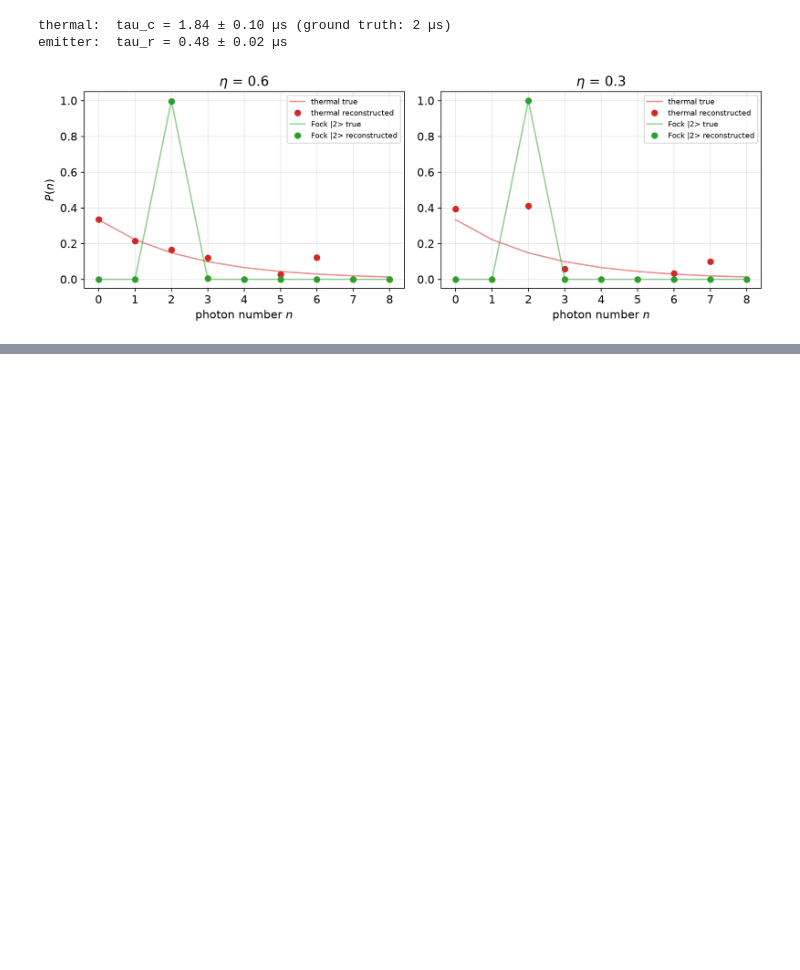
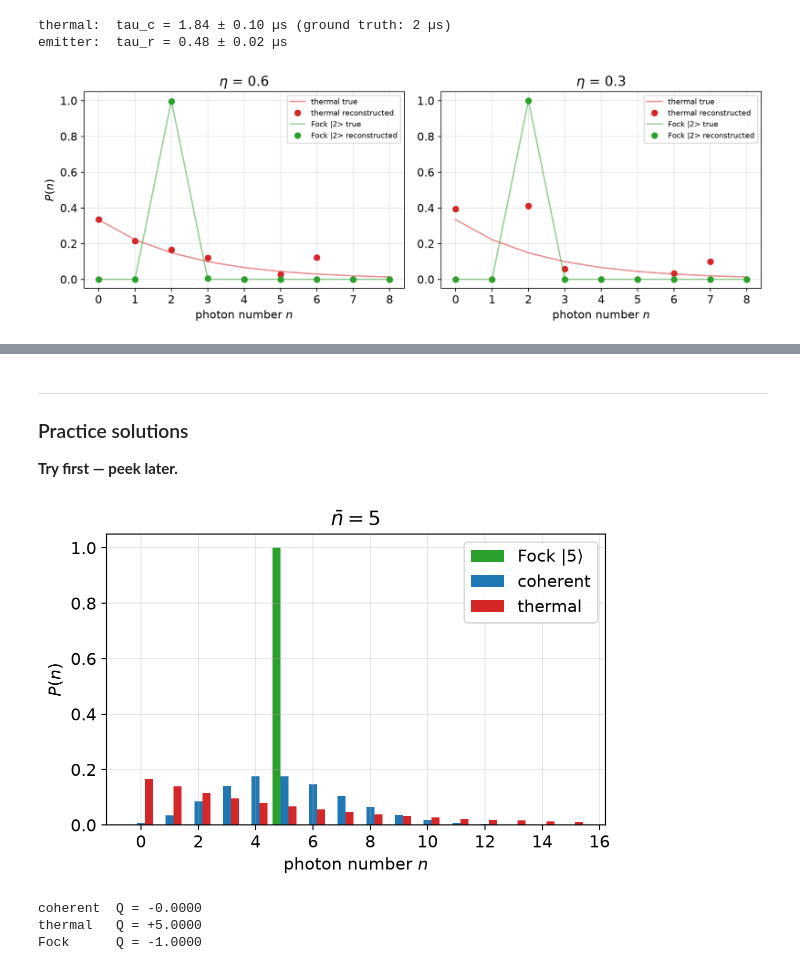
Before and after one commit to CodeJVG/CountingPhotons, a Jupyter notebook: lectures/04_HandsOn_g2_HBT.ipynb, the cells around one changed output, grey strips where cells are left out. Drawn from its saved outputs; the diff is of its cells as text; code cells hidden in the pictures; blank space fills up the shorter version.

```diff
--- a/lectures/04_HandsOn_g2_HBT.ipynb
+++ b/lectures/04_HandsOn_g2_HBT.ipynb
@@ -509,0 +516,10 @@ plt.tight_layout(); plt.show()
+# %%
+# Setup for the practice exercises: states live in a truncated Fock
+# space of dimension N (keep nbar + 5*sqrt(nbar) well below N).
+N = 100
+rng = np.random.default_rng(42)   # reproducible "experiments"
+
+def photon_number_distribution(state) -> np.ndarray:
+    """P(n) = diagonal of the density matrix in the Fock basis."""
+    rho = qutip.ket2dm(state) if state.isket else state
+    return np.real(rho.diag())
@@ -509,0 +537,15 @@ plt.tight_layout(); plt.show()
+# %%
+# ✅ self-check for Practice 1 (run after your solution)
+try:
+    for name, st in [("Fock", psi_fock), ("coherent", psi_coh),
+                     ("thermal", rho_th)]:
+        P = photon_number_distribution(st)
+        mean = np.sum(np.arange(len(P)) * P)
+        assert abs(mean - 5) < 0.05, f"{name}: <n> = {mean:.2f}, expected 5"
+    assert photon_number_distribution(rho_th)[0] > \
+           photon_number_distribution(rho_th)[1], \
+           "thermal P(0) should exceed P(1) - always!"
+    print("Practice 1 looks correct: all three states have <n> = 5,")
+    print("and yes - for thermal light n=0 is STILL the most likely outcome.")
+except NameError:
+    print("(not solved yet - define psi_fock, psi_coh, rho_th above)")
@@ -509,0 +641,42 @@ plt.tight_layout(); plt.show()
+# %% [markdown]
+---
+
+### Practice solutions
+
+**Try first — peek later.**
+# %%
+# Solution - Practice 1
+nbar = 5
+psi_fock = qutip.fock(N, nbar)
+psi_coh = qutip.coherent(N, np.sqrt(nbar))
+rho_th = qutip.thermal_dm(N, nbar)
+
+n_axis = np.arange(16)
+width = 0.28
+fig, ax = plt.subplots()
+for i, (label, st, c) in enumerate([("Fock $|5\\rangle$", psi_fock, "tab:green"),
+                                    ("coherent", psi_coh, "tab:blue"),
+                                    ("thermal", rho_th, "tab:red")]):
+    ax.bar(n_axis + (i - 1) * width,
+           photon_number_distribution(st)[:len(n_axis)], width,
+           label=label, color=c)
+ax.set_xlabel("photon number $n$"); ax.set_ylabel("$P(n)$")
+ax.set_title(r"$\bar{n} = 5$"); ax.legend(); plt.tight_layout(); plt.show()
+# %% [output]
+[figure, added]
+# %%
+# Solution - Practice 2
+def mandel_Q(state) -> float:
+    """Mandel Q parameter: (variance - mean)/mean of the photon number."""
+    n_op = qutip.num(state.shape[0])
+    mean = qutip.expect(n_op, state)
+    var = qutip.expect(n_op**2, state) - mean**2
+    return (var - mean) / mean
+
+for label, st in [("coherent", psi_coh), ("thermal", rho_th),
+                  ("Fock", psi_fock)]:
+    print(f"{label:9s} Q = {mandel_Q(st):+.4f}")
+# %% [output]
+coherent  Q = -0.0000
+thermal   Q = +5.0000
+Fock      Q = -1.0000
```
Also changed, not shown: parts of 16 cells of this notebook, 6 other files.
